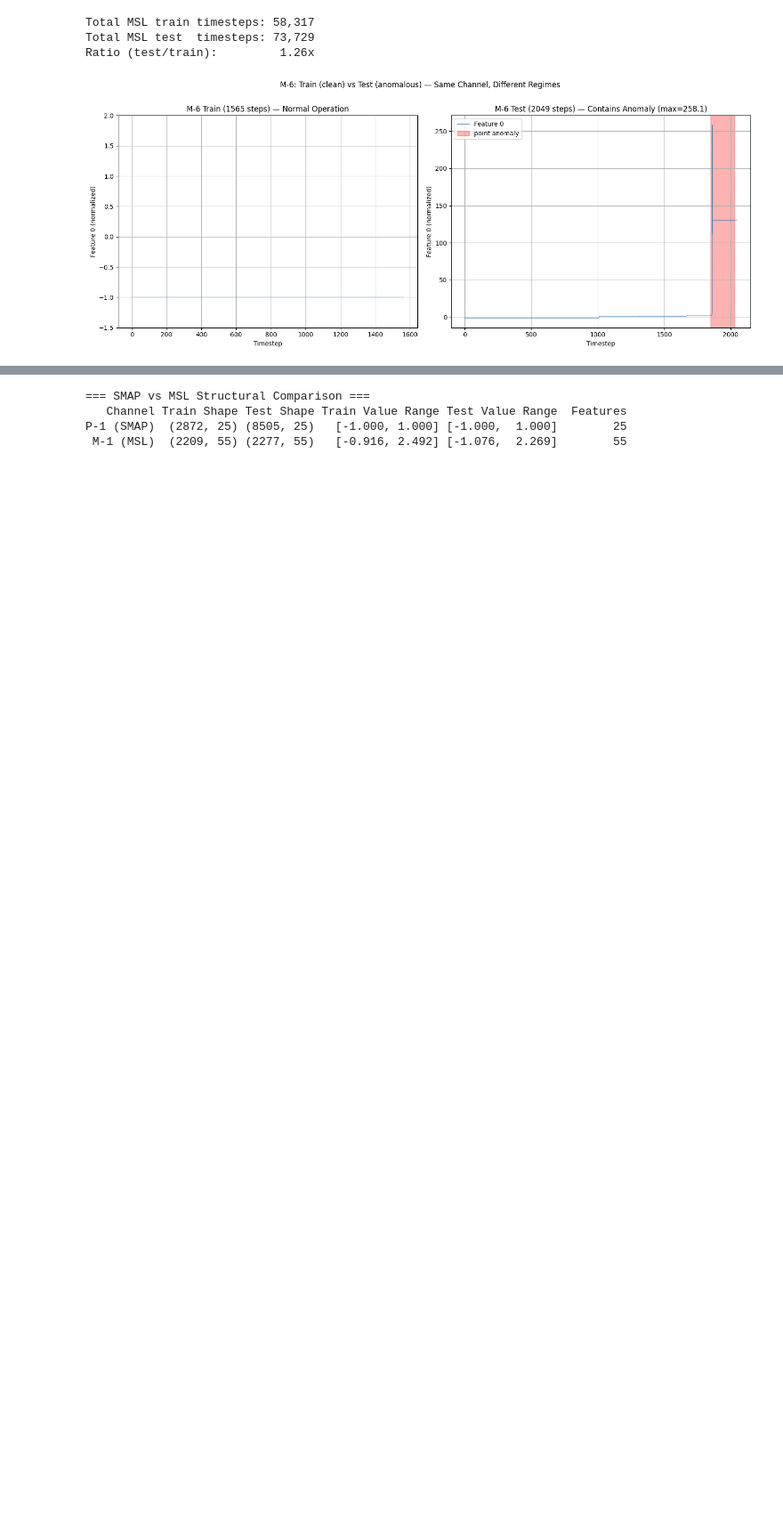
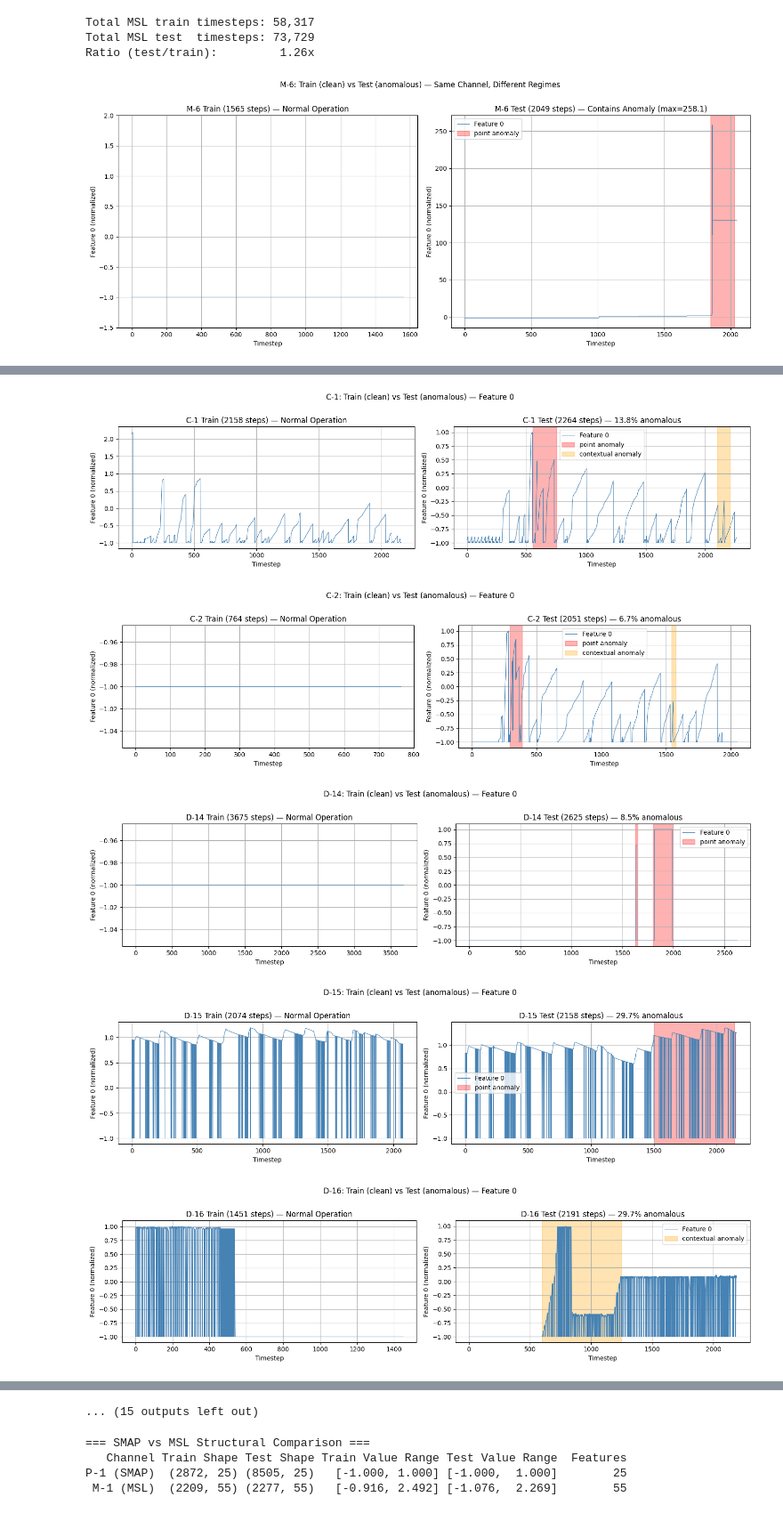
Before and after one commit to eugeneyp/ts-anomaly-detection-foundations, a Jupyter notebook: notebooks/nasa-msl-eda.ipynb, the cells around one changed output, grey strips where cells are left out. Shown at 89% size. Saved outputs shown, nothing was run; the diff lists cells and outputs as text; code cells hidden in the pictures; blank space fills up the shorter version.

Commit message:
feat: add per-channel train vs test plots for all 27 MSL channels
Co-Authored-By: Claude Sonnet 4.6 <noreply@anthropic.com>

```diff
--- a/notebooks/nasa-msl-eda.ipynb
+++ b/notebooks/nasa-msl-eda.ipynb
@@ -530,0 +537,40 @@ plt.show()
+# %%
+# All 27 MSL channels — feature 0 train vs test with anomaly regions
+for chan_id in sorted(msl['chan_id'].tolist()):
+    train_arr = np.load(f'{TRAIN_DIR}/{chan_id}.npy')
+    test_arr  = np.load(f'{TEST_DIR}/{chan_id}.npy')
+    row       = msl[msl['chan_id'] == chan_id].iloc[0]
+
+    fig, axes = plt.subplots(1, 2, figsize=(15, 4))
+
+    # Left: train (normal)
+    axes[0].plot(train_arr[:, 0], color='steelblue', linewidth=0.8)
+    axes[0].set_title(f'{chan_id} Train ({len(train_arr)} steps) — Normal Operation')
+    axes[0].set_xlabel('Timestep')
+    axes[0].set_ylabel('Feature 0 (normalized)')
+    axes[0].grid(True)
+
+    # Right: test with anomaly regions shaded
+    axes[1].plot(test_arr[:, 0], color='steelblue', linewidth=0.8, label='Feature 0')
+    legend_labels = set()
+    for (start, end), atype in zip(row['anomaly_sequences'], row['class_list']):
+        color = 'red' if atype == 'point' else 'orange'
+        label = f'{atype} anomaly' if atype not in legend_labels else ''
+        legend_labels.add(atype)
+        axes[1].axvspan(start, end, color=color, alpha=0.3, label=label)
+    anom_pct = 100 * sum(e - s + 1 for s, e in row['anomaly_sequences']) / len(test_arr)
+    axes[1].set_title(f'{chan_id} Test ({len(test_arr)} steps) — {anom_pct:.1f}% anomalous')
+    axes[1].set_xlabel('Timestep')
+    axes[1].set_ylabel('Feature 0 (normalized)')
+    axes[1].grid(True)
+    axes[1].legend()
+
+    plt.suptitle(f'{chan_id}: Train (clean) vs Test (anomalous) — Feature 0', y=1.01)
+    plt.tight_layout()
+    plt.show()
+# %% [output]
+[figure, added]
+[figure, added]
+[figure, added]
+[figure, added]
+[figure, added]
@@ -531,3 +584,4 @@ plt.show()
+... (15 outputs left out)
 # %%
 # SMAP vs MSL structural comparison: P-1 (SMAP) vs M-1 (MSL)
 p1_train = np.load(f'{TRAIN_DIR}/P-1.npy')
```
Also changed, not shown: parts of 3 cells of this notebook.
